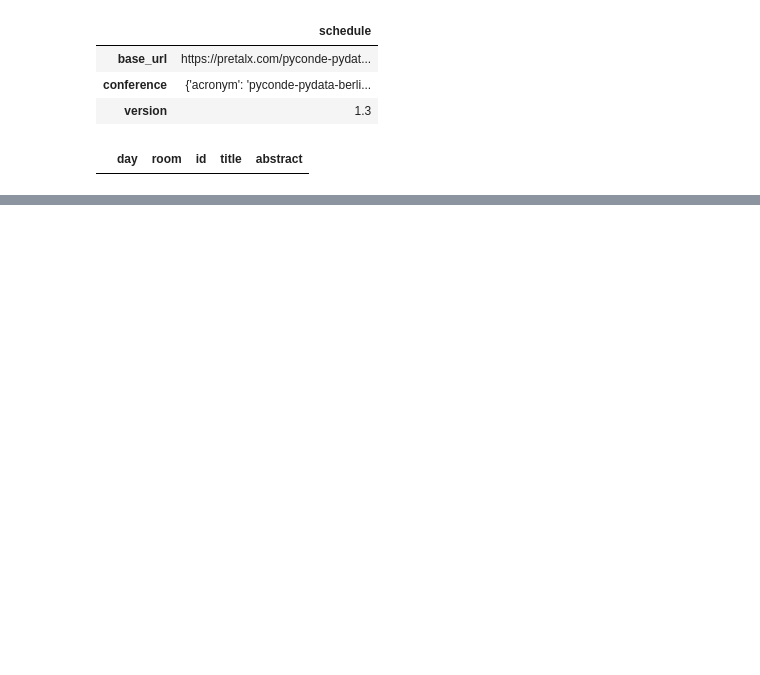
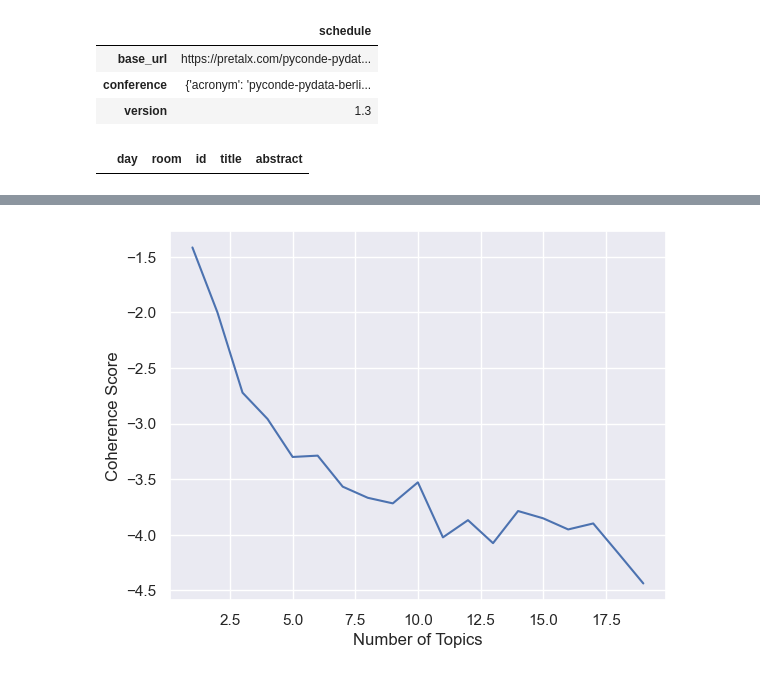
Before and after one commit to chennnxu/Topic-Modeling-NLP, a Jupyter notebook: pyconde_analysis.ipynb, the cells around one changed output, grey strips where cells are left out. Cells and saved outputs as stored; diff of their text form; code cells hidden in the pictures; blank space fills up the shorter version.

```diff
--- a/pyconde_analysis.ipynb
+++ b/pyconde_analysis.ipynb
@@ -128,0 +121,4 @@ day3
+# %%
+# Create a new column named 'tokens'
+df['tokens'] = tokens
+df
@@ -128,0 +141,4 @@ day3
+# %%
+# Inputs of LDA: Dictionary
+dictionary = Dictionary(df['tokens'])
+print(dictionary)
@@ -128,0 +155,2 @@ day3
+# %%
+corpus = [dictionary.doc2bow(abstract) for abstract in df['tokens']]
@@ -128,0 +177,17 @@ day3
+# %%
+lda_model = LdaMulticore(corpus=corpus, id2word=dictionary, iterations=50,
+                        num_topics=10, workers=4, passes=10)
+# %%
+topics = []
+score = []
+for i in range(1,20,1):
+   lda_model = LdaMulticore(corpus=corpus, id2word=dictionary, iterations=10, num_topics=i, workers = 4, passes=10, random_state=100)
+   cm = CoherenceModel(model=lda_model, corpus=corpus, dictionary=dictionary, coherence='u_mass')
+   topics.append(i)
+   score.append(cm.get_coherence())
+_=plt.plot(topics, score)
+_=plt.xlabel('Number of Topics')
+_=plt.ylabel('Coherence Score')
+plt.show()
+# %% [output]
+[figure, added]
```
Also changed, not shown: parts of 30 cells of this notebook, 1 other file.
